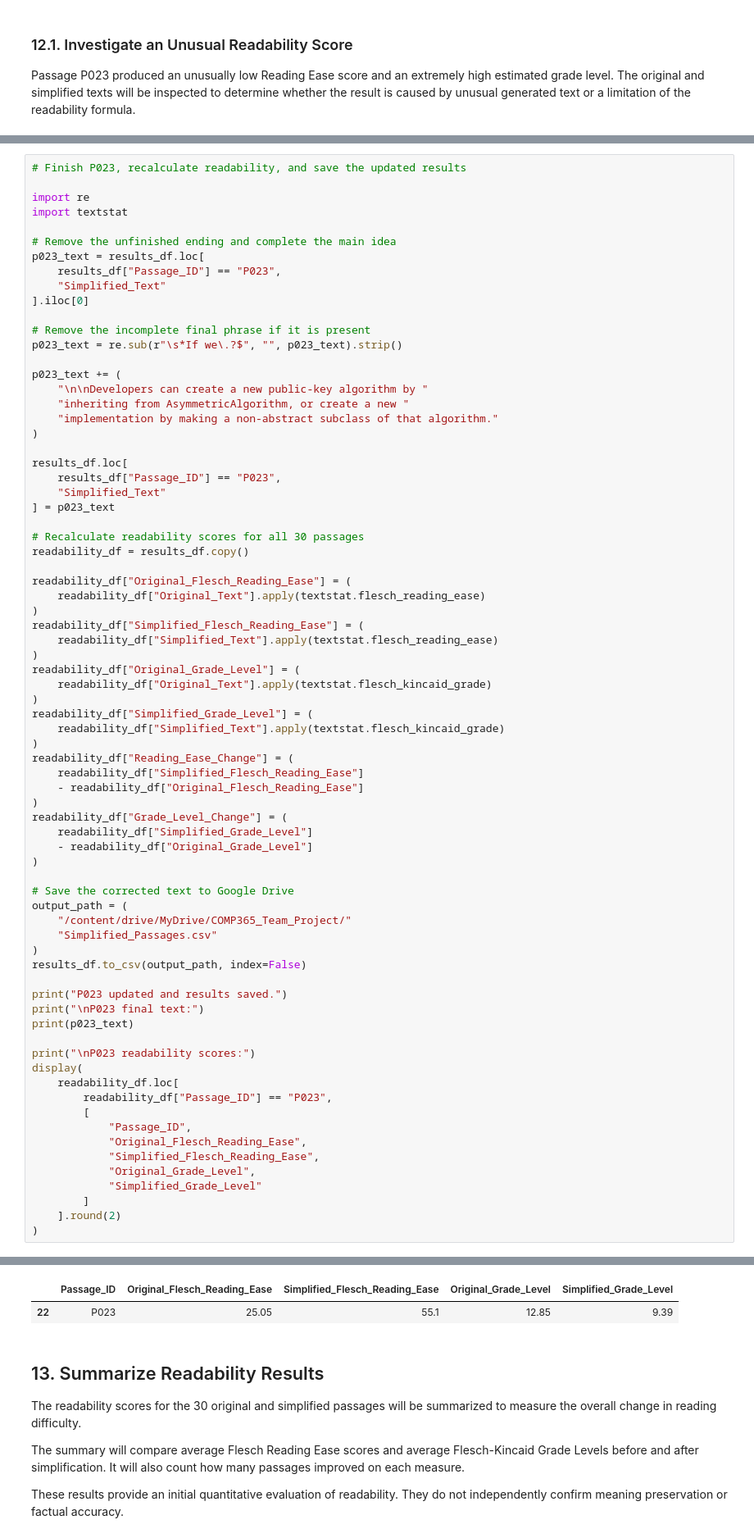
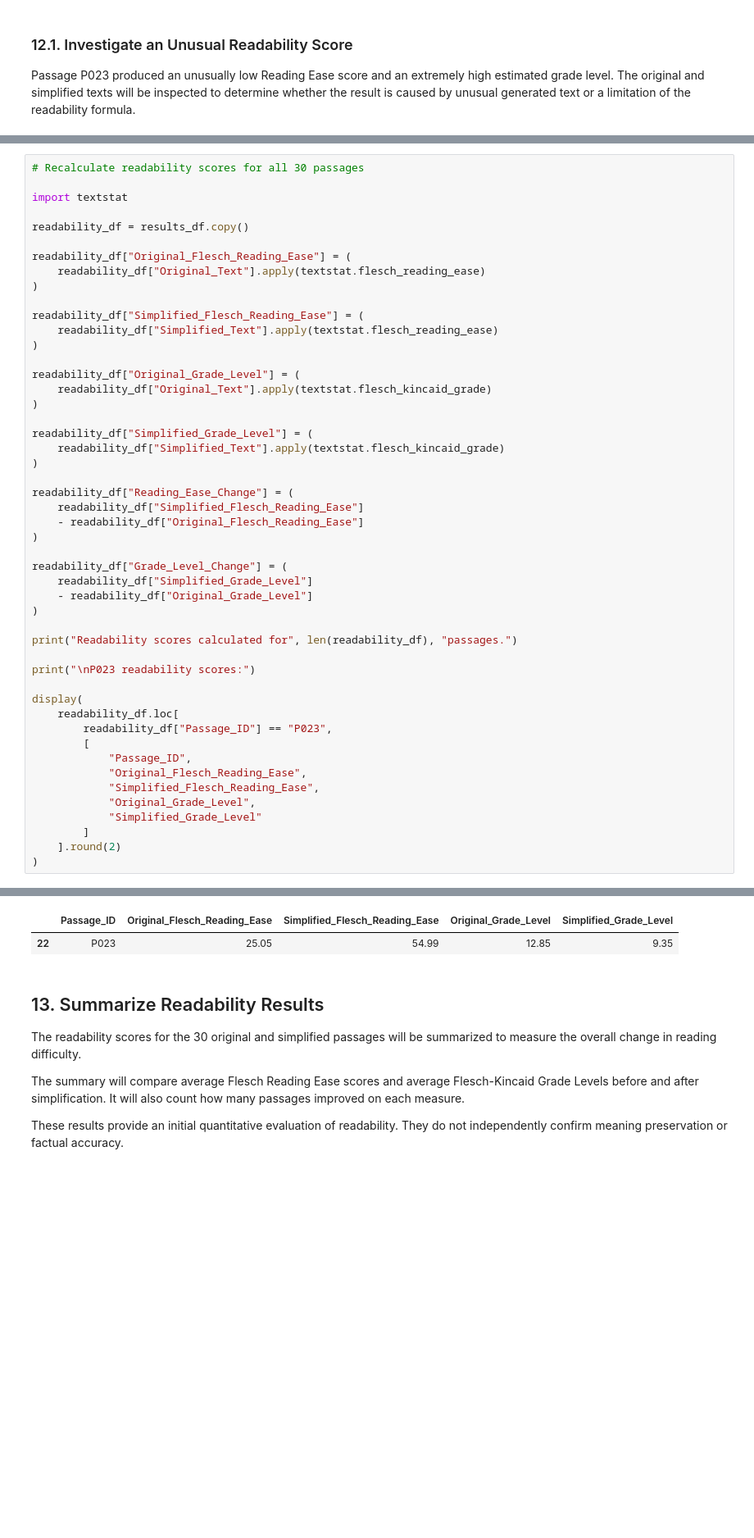
Before and after one commit to Jerry-junsoo/MindStack, a Jupyter notebook: COMP365_Technical_Language_Simplifier_Prototype.ipynb, the cells around one changed output, grey strips where cells are left out. Shown at 82% size. Saved outputs shown, nothing was run; the diff lists cells and outputs as text; blank space fills up the shorter version.

```diff
--- a/COMP365_Technical_Language_Simplifier_Prototype.ipynb
+++ b/COMP365_Technical_Language_Simplifier_Prototype.ipynb
@@ -702,65 +618,40 @@ The simplified version of P023 will be completed so that it does not end mid-sen
 # %%
-# Finish P023, recalculate readability, and save the updated results
+# Recalculate readability scores for all 30 passages
 
-import re
 import textstat
 
-# Remove the unfinished ending and complete the main idea
-p023_text = results_df.loc[
-    results_df["Passage_ID"] == "P023",
-    "Simplified_Text"
-].iloc[0]
-
-# Remove the incomplete final phrase if it is present
-p023_text = re.sub(r"\s*If we\.?$", "", p023_text).strip()
-
-p023_text += (
-    "\n\nDevelopers can create a new public-key algorithm by "
-    "inheriting from AsymmetricAlgorithm, or create a new "
-    "implementation by making a non-abstract subclass of that algorithm."
-)
-
-results_df.loc[
-    results_df["Passage_ID"] == "P023",
-    "Simplified_Text"
-] = p023_text
-
-# Recalculate readability scores for all 30 passages
 readability_df = results_df.copy()
 
 readability_df["Original_Flesch_Reading_Ease"] = (
     readability_df["Original_Text"].apply(textstat.flesch_reading_ease)
 )
+
 readability_df["Simplified_Flesch_Reading_Ease"] = (
     readability_df["Simplified_Text"].apply(textstat.flesch_reading_ease)
 )
+
 readability_df["Original_Grade_Level"] = (
     readability_df["Original_Text"].apply(textstat.flesch_kincaid_grade)
 )
+
 readability_df["Simplified_Grade_Level"] = (
     readability_df["Simplified_Text"].apply(textstat.flesch_kincaid_grade)
 )
+
 readability_df["Reading_Ease_Change"] = (
     readability_df["Simplified_Flesch_Reading_Ease"]
     - readability_df["Original_Flesch_Reading_Ease"]
 )
+
 readability_df["Grade_Level_Change"] = (
     readability_df["Simplified_Grade_Level"]
     - readability_df["Original_Grade_Level"]
 )
 
-# Save the corrected text to Google Drive
-output_path = (
-    "/content/drive/MyDrive/COMP365_Team_Project/"
-    "Simplified_Passages.csv"
-)
-results_df.to_csv(output_path, index=False)
-
-print("P023 updated and results saved.")
-print("\nP023 final text:")
-print(p023_text)
+print("Readability scores calculated for", len(readability_df), "passages.")
 
 print("\nP023 readability scores:")
+
 display(
     readability_df.loc[
         readability_df["Passage_ID"] == "P023",
@@ -793,7 +669,7 @@ Developers can create a new public-key algorithm by inheriting from AsymmetricAl
 
 P023 readability scores:
 |  | Passage_ID | Original_Flesch_Reading_Ease | Simplified_Flesch_Reading_Ease | Original_Grade_Level | Simplified_Grade_Level |
-| 22 | P023 | 25.05 | 55.1 | 12.85 | 9.39 |
+| 22 | P023 | 25.05 | 54.99 | 12.85 | 9.35 |
 # %% [markdown]
 ## 13. Summarize Readability Results
 
```
Also changed, not shown: parts of 25 cells of this notebook.
